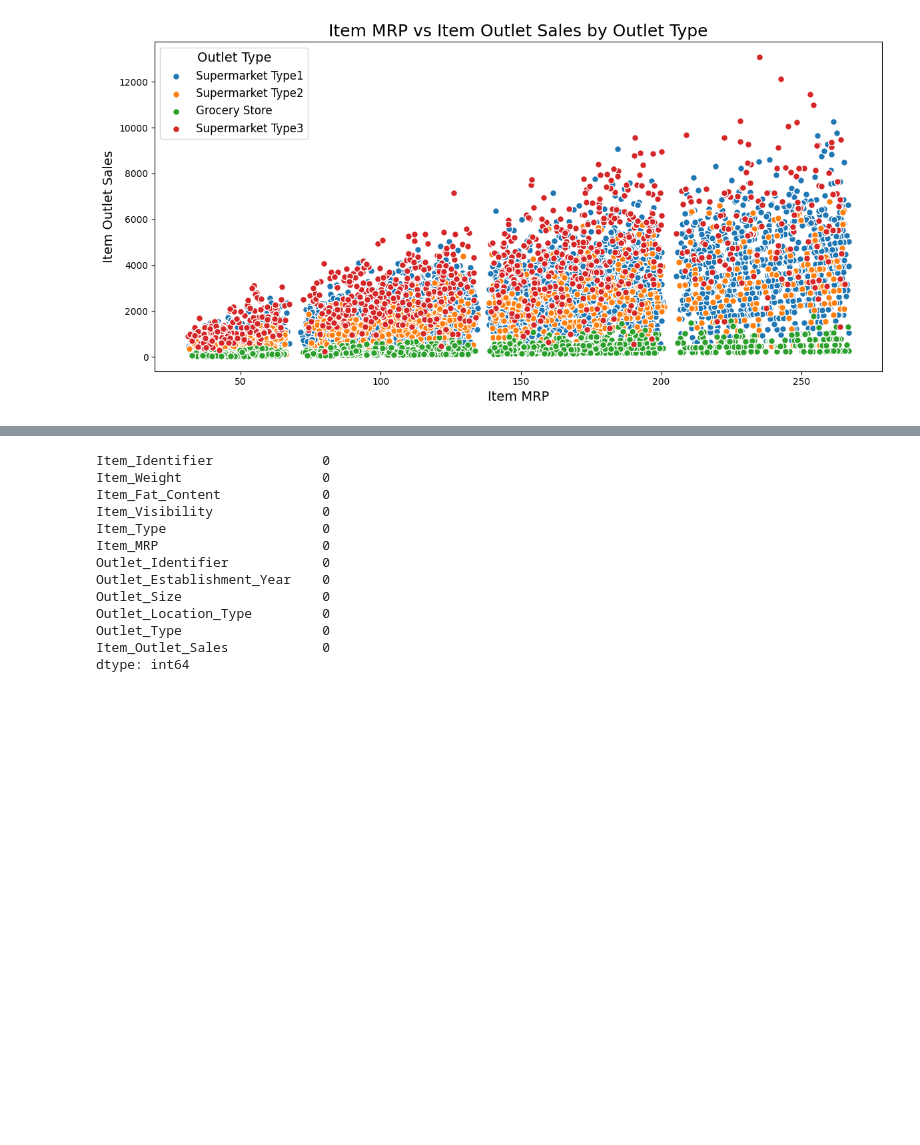
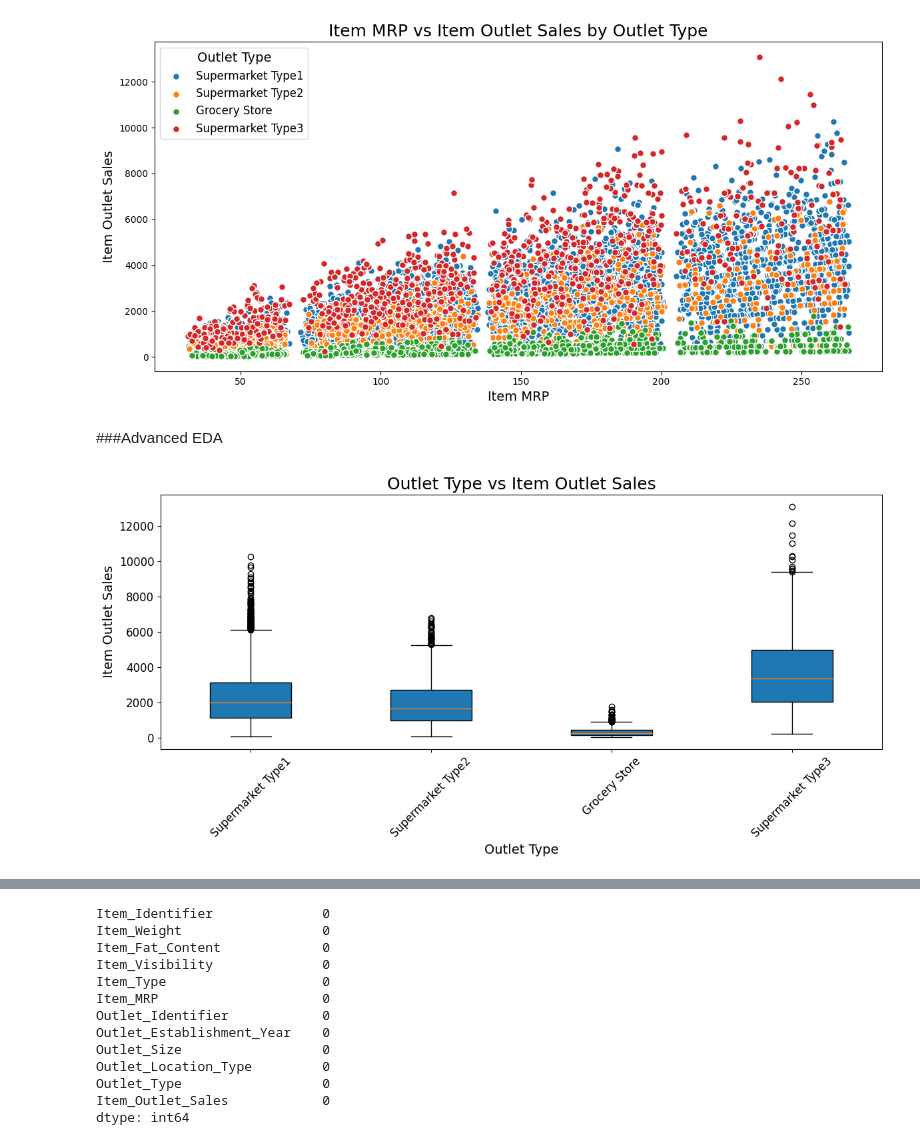
Before and after one commit to AromaDsouza/BigMart_Sales_Prediction, a Jupyter notebook: BigMart_Sales_Prediction.ipynb, the cells around one changed output, grey strips where cells are left out. Saved outputs shown, nothing was run; the diff lists cells and outputs as text; code cells hidden in the pictures; blank space fills up the shorter version.

```diff
--- a/BigMart_Sales_Prediction.ipynb
+++ b/BigMart_Sales_Prediction.ipynb
@@ -282,3 +282,20 @@ plt.tight_layout()
 plt.show()
 # %% [output]
 [figure]
+# %% [markdown]
+###Advanced EDA
+# %%
+plt.figure(figsize=(12, 6))
+plt.boxplot([train_data[train_data['Outlet_Type'] == outlet]['Item_Outlet_Sales'] for outlet in train_data['Outlet_Type'].unique()], patch_artist=True)
+
+plt.title('Outlet Type vs Item Outlet Sales', fontsize=18)
+plt.xlabel('Outlet Type', fontsize=14)
+plt.ylabel('Item Outlet Sales', fontsize=14)
+
+plt.xticks(range(1, len(train_data['Outlet_Type'].unique()) + 1), train_data['Outlet_Type'].unique(), rotation=45, fontsize=12)
+plt.yticks(fontsize=12)
+
+plt.tight_layout()
+plt.show()
+# %% [output]
+[figure, added]
```
Also changed, not shown: parts of 7 cells of this notebook.
